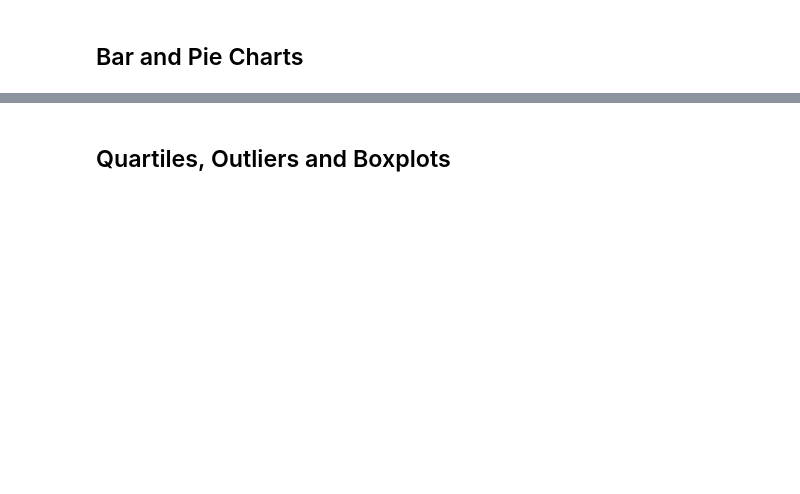
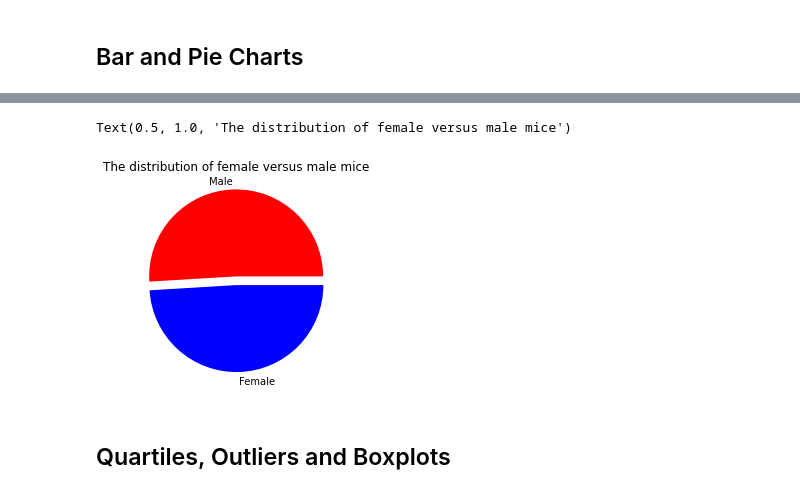
Before and after one commit to yang5hi/Matplotlib-challenge, a Jupyter notebook: pymaceuticals_GitHub.ipynb, the cells around one changed output, grey strips where cells are left out. Saved outputs shown, nothing was run; the diff lists cells and outputs as text; code cells hidden in the pictures; blank space fills up the shorter version.

```diff
--- a/pymaceuticals_GitHub.ipynb
+++ b/pymaceuticals_GitHub.ipynb
@@ -146,5 +172,10 @@ plt.show
 # %%
 # Generate a pie plot showing the distribution of female versus male mice using pyplot
+plt.pie(sex_list,explode=[0.1,0],labels=sex_list.keys(), colors=["red","blue"])
+plt.title("The distribution of female versus male mice")
+# %% [output]
+Text(0.5, 1.0, 'The distribution of female versus male mice')
+[figure, added]
 # %% [markdown]
 ## Quartiles, Outliers and Boxplots
 # %%
```
Also changed, not shown: parts of 9 cells of this notebook.
